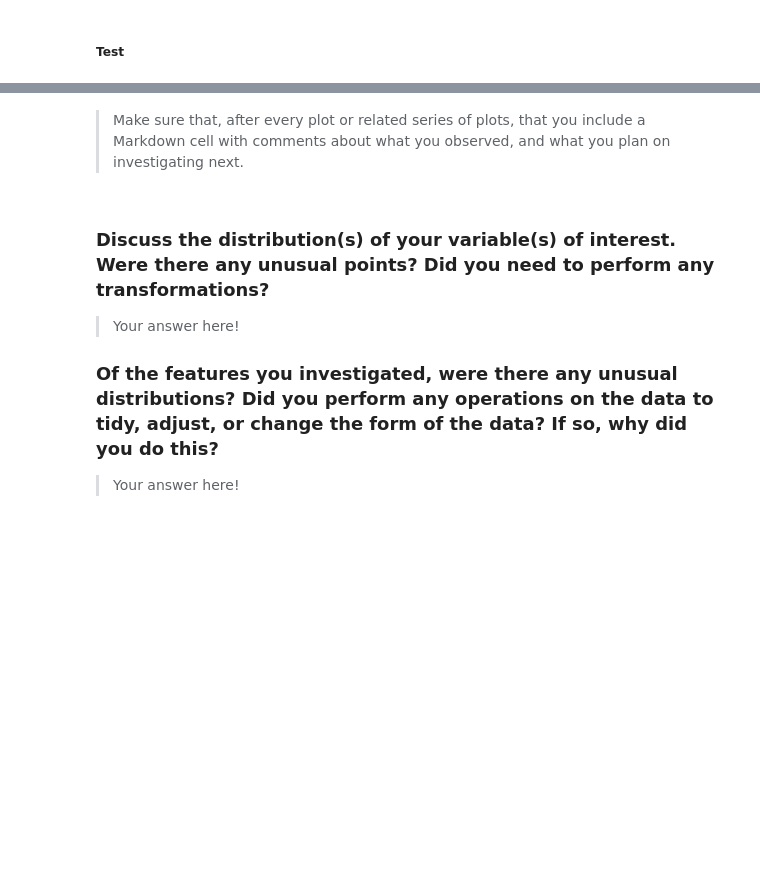
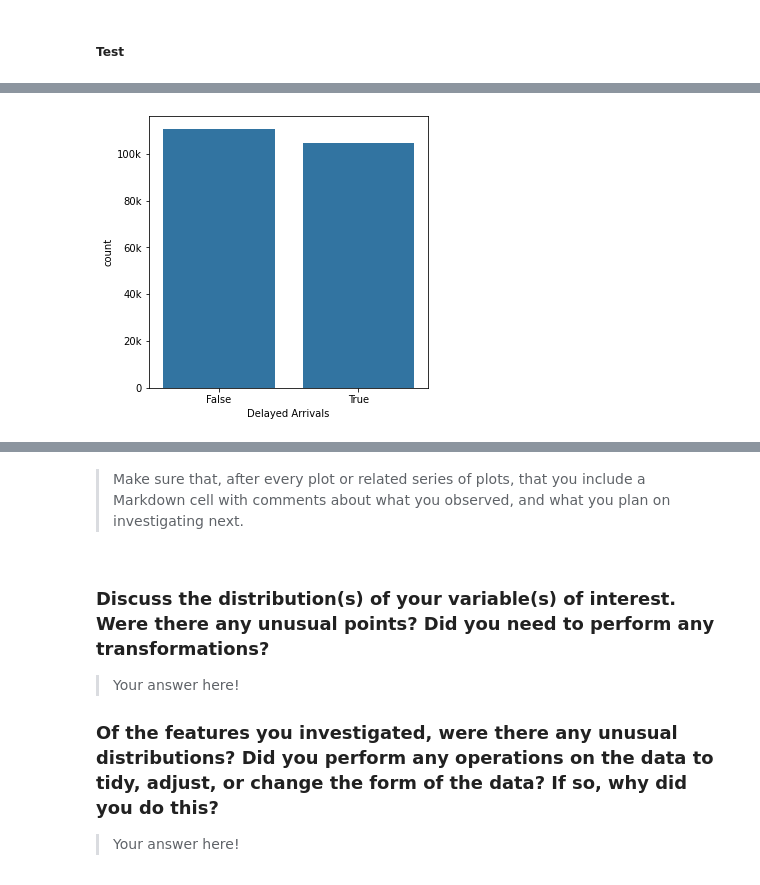
Before and after one commit to leqilu67/flights_study, a Jupyter notebook: flights_data_exploration.ipynb, the cells around one changed output, grey strips where cells are left out. Drawn from its saved outputs; the diff is of its cells as text; code cells hidden in the pictures; blank space fills up the shorter version.

```diff
--- a/flights_data_exploration.ipynb
+++ b/flights_data_exploration.ipynb
@@ -376,0 +402,8 @@ and prepare yourself to look at relationships between variables.
+# %%
+plt.figure(figsize=[5, 5])
+
+sb.countplot(data=flights_sample, x='ArrDelayed', color=base_color)
+plt.xlabel('Delayed Arrivals')
+plt.yticks([0, 2e4, 4e4, 6e4, 8e4, 1e5], ['0', '20k', '40k', '60k', '80k', '100k']);
+# %% [output]
+[figure, added]
```
Also changed, not shown: parts of 24 cells of this notebook, 1 other file.
